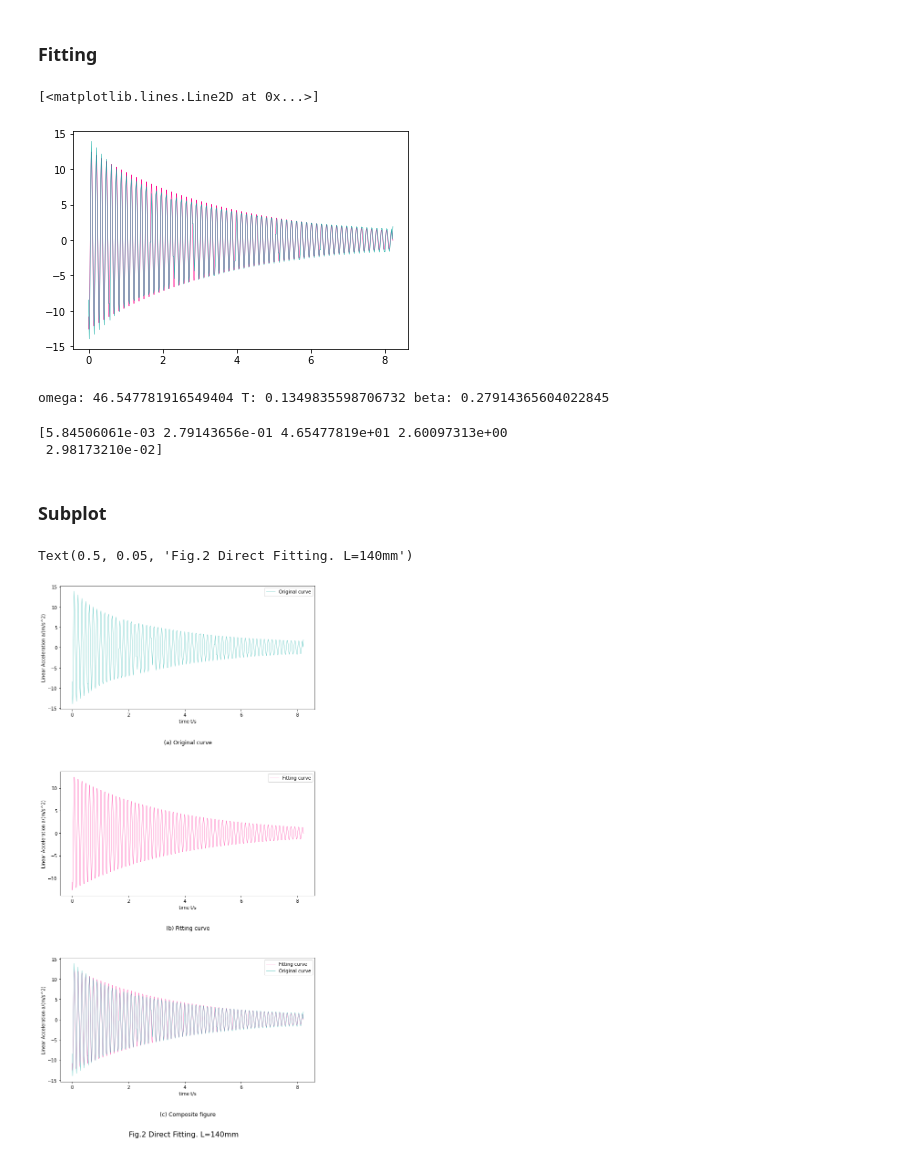
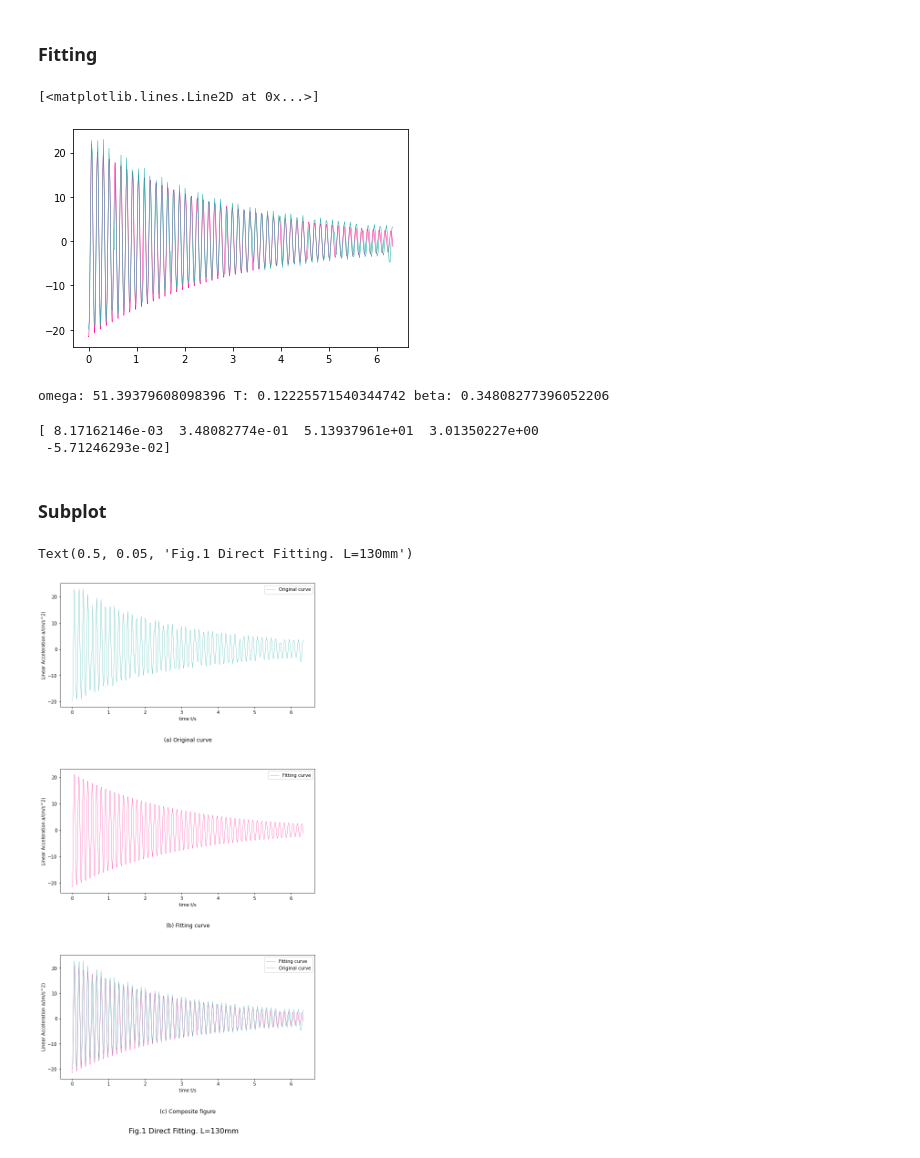
Before and after one commit to Zweig-Wong/SYSU-PHY-EXP, a Jupyter notebook: A0.4 Damped vibration/A0.4 Damped vibration - direct fitting method.ipynb, the cells around one changed output. Drawn from its saved outputs; the diff is of its cells as text; code cells hidden in the pictures.

```diff
--- a/A0.4 Damped vibration/A0.4 Damped vibration - direct fitting method.ipynb
+++ b/A0.4 Damped vibration/A0.4 Damped vibration - direct fitting method.ipynb
@@ -24,7 +24,7 @@ from scipy.optimize import curve_fit
 # %% [markdown]
 *correct*
 # %%
-df = pd.read_csv(r'Steel_rule_data\Raw Data140.csv')
+df = pd.read_csv(r'Steel_rule_data\Raw Data130.csv')
 df.drop(df.head(100).index, inplace=True)
 df['Time (s)'] = df['Time (s)'] - df.iloc[0,0]
 df.reset_index(drop=True, inplace=True)
@@ -77,48 +77,48 @@ plt.plot(t_dense, avals, linewidth=0.5, color='deeppink')
 plt.plot(t_origin, a_origin, linewidth=0.5, color='lightseagreen')
 # %% [output]
 [<matplotlib.lines.Line2D at 0x...>]
-[figure, old version]
+[figure, new version]
 # %%
 print('omega: '+str(Omega), 'T: '+str(2*np.pi/Omega), 'beta: '+str(beta))
 # %% [output]
-omega: 46.547781916549404 T: 0.1349835598706732 beta: 0.27914365604022845
+omega: 51.39379608098396 T: 0.12225571540344742 beta: 0.34808277396052206
 # %%
 print(popt)
 # %% [output]
-[5.84506061e-03 2.79143656e-01 4.65477819e+01 2.60097313e+00
- 2.98173210e-02]
+[ 8.17162146e-03  3.48082774e-01  5.13937961e+01  3.01350227e+00
+ -5.71246293e-02]
 # %% [markdown]
 ### Subplot
 # %%
 fig, a =  plt.subplots(3,1,figsize=(10, 20))
 
 a[0].plot(t_origin, a_origin, linewidth=0.5, color='lightseagreen', label='Original curve')
 
 a[0].set_xlabel('time t/s')
 a[0].set_ylabel('Linear Acceleration a/(m/s^2)')
 a[0].set_title('(a) Original curve', y=-0.3)
 a[0].legend()
 
 
 a[1].plot(t_dense, avals, color='deeppink', linewidth=0.5, label='Fitting curve')
 
 a[1].set_xlabel('time t/s')
 a[1].set_ylabel('Linear Acceleration a/(m/s^2)')
 a[1].set_title('(b) Fitting curve', y=-0.3)
 a[1].legend()
 
 
 a[2].plot(t_dense, avals, color='deeppink', linewidth=0.5, label='Fitting curve')
 a[2].plot(t_origin, a_origin, linewidth=0.5, color='lightseagreen', label='Original curve')
 
 
 a[2].set_xlabel('time t/s')
 a[2].set_ylabel('Linear Acceleration a/(m/s^2)')
 a[2].set_title('(c) Composite figure', y=-0.3)
 a[2].legend()
 
 plt.subplots_adjust(left=None, bottom=None, right=None, top=None, wspace=0.2, hspace=0.5)
-plt.suptitle('Fig.{} Direct Fitting. L={}mm'.format(2, 140), y=0.05, fontsize=16)
+plt.suptitle('Fig.{} Direct Fitting. L={}mm'.format(1, 130), y=0.05, fontsize=16)
 # %% [output]
-Text(0.5, 0.05, 'Fig.2 Direct Fitting. L=140mm')
+Text(0.5, 0.05, 'Fig.1 Direct Fitting. L=130mm')
-[figure, old version]
+[figure, new version]
```
Also changed, not shown: parts of 3 cells of this notebook, 11 other files.
